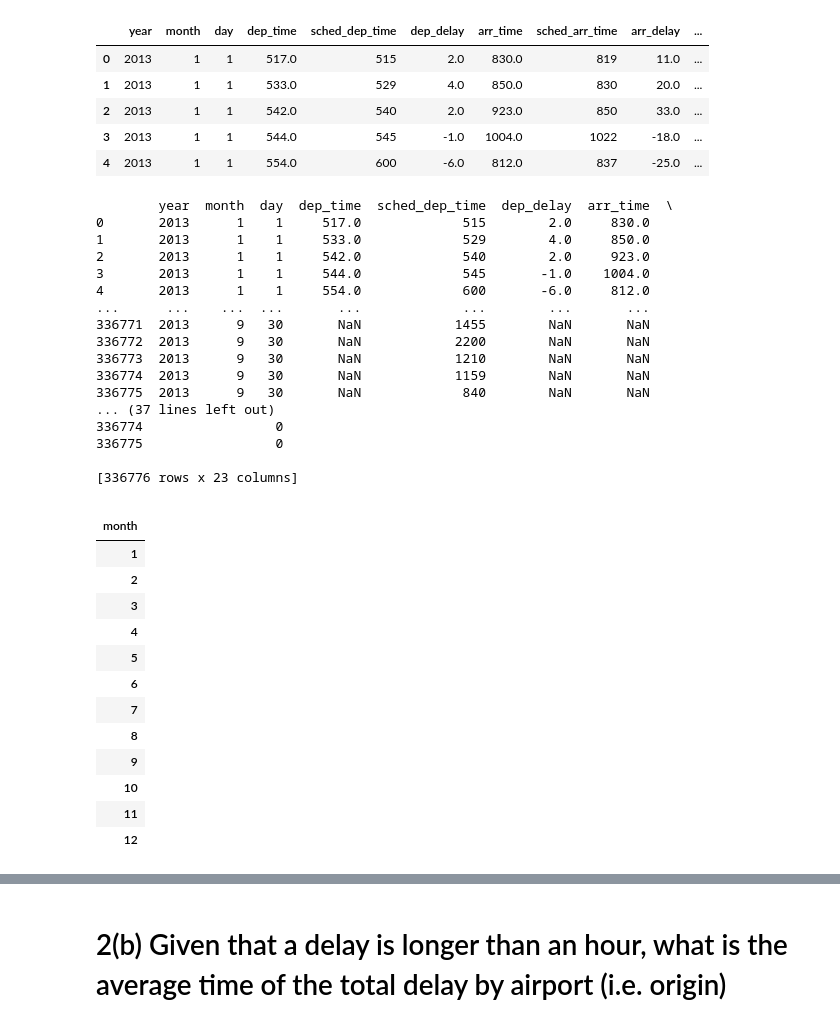
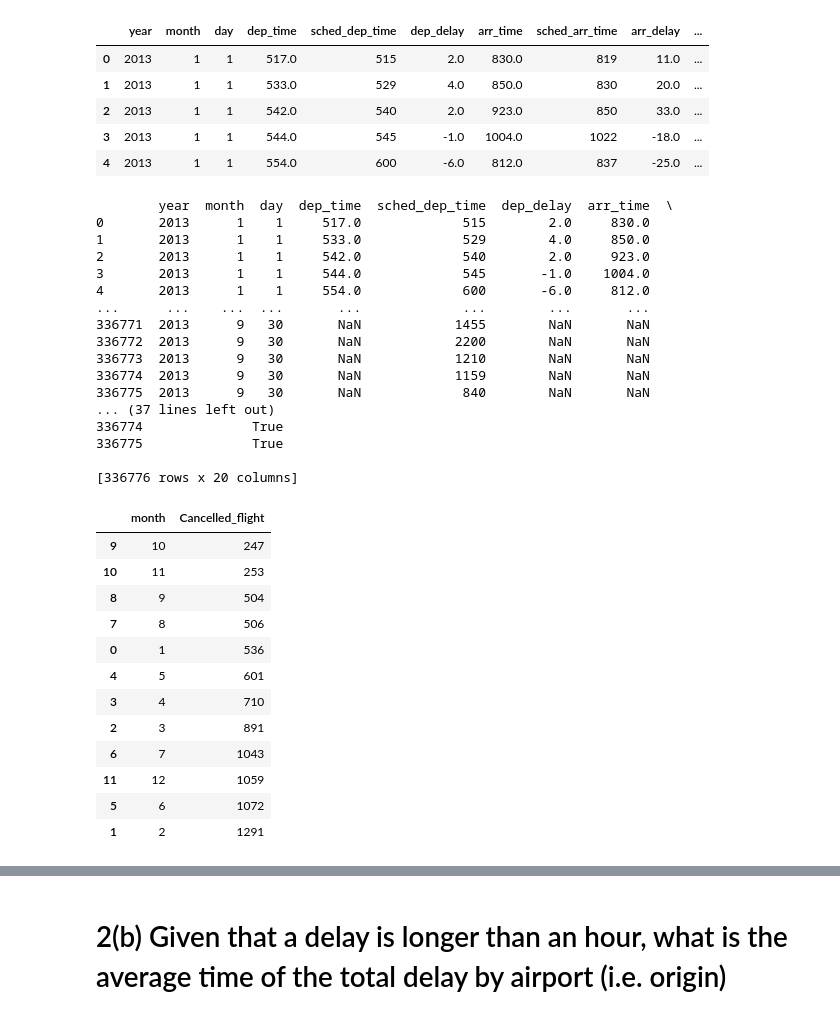
Before and after one commit to jamesqiu2021/DSCI-401-QW, a Jupyter notebook: HW2-QW.ipynb, the cells around one changed output, grey strips where cells are left out. Drawn from its saved outputs; the diff is of its cells as text; code cells hidden in the pictures.

```diff
--- a/HW2-QW.ipynb
+++ b/HW2-QW.ipynb
@@ -183,38 +190,37 @@ flights.head()
 | 3 | 2013 | 1 | 1 | 544.0 | 545 | -1.0 | 1004.0 | 1022 | -18.0 | ... |
 | 4 | 2013 | 1 | 1 | 554.0 | 600 | -6.0 | 812.0 | 837 | -25.0 | ... |
 # %%
-flights["Cancelled_flight"]=np.where(flights["arr_time"] == "NaN", "1","0")
+flights["Cancelled_flight"]=np.isnan(flights["arr_time"])
 print(flights)
-flights[["month","Cancelled_flight"]].dropna(how="any").groupby("month").sum("Cancelled_flight")
+flights[["month","Cancelled_flight"]].groupby("month",as_index=False).sum("Cancelled_flight").sort_values(by="Cancelled_flight")
 # %% [output]
         year  month  day  dep_time  sched_dep_time  dep_delay  arr_time  \
 0       2013      1    1     517.0             515        2.0     830.0
 1       2013      1    1     533.0             529        4.0     850.0
 2       2013      1    1     542.0             540        2.0     923.0
 3       2013      1    1     544.0             545       -1.0    1004.0
 4       2013      1    1     554.0             600       -6.0     812.0
 ...      ...    ...  ...       ...             ...        ...       ...
 336771  2013      9   30       NaN            1455        NaN       NaN
 336772  2013      9   30       NaN            2200        NaN       NaN
 336773  2013      9   30       NaN            1210        NaN       NaN
 336774  2013      9   30       NaN            1159        NaN       NaN
 336775  2013      9   30       NaN             840        NaN       NaN
 ... (37 lines left out)
-336774                 0
-336775                 0
+336774              True
+336775              True
 
-[336776 rows x 23 columns]
+[336776 rows x 20 columns]
-|  |
-| month |
-| 1 |
-| 2 |
-| 3 |
-| 4 |
-| 5 |
-| 6 |
-| 7 |
-| 8 |
-| 9 |
-| 10 |
-| 11 |
-| 12 |
+|  | month | Cancelled_flight |
+| 9 | 10 | 247 |
+| 10 | 11 | 253 |
+| 8 | 9 | 504 |
+| 7 | 8 | 506 |
+| 0 | 1 | 536 |
+| 4 | 5 | 601 |
+| 3 | 4 | 710 |
+| 2 | 3 | 891 |
+| 6 | 7 | 1043 |
+| 11 | 12 | 1059 |
+| 5 | 6 | 1072 |
+| 1 | 2 | 1291 |
```
Also changed, not shown: parts of 5 cells of this notebook.
